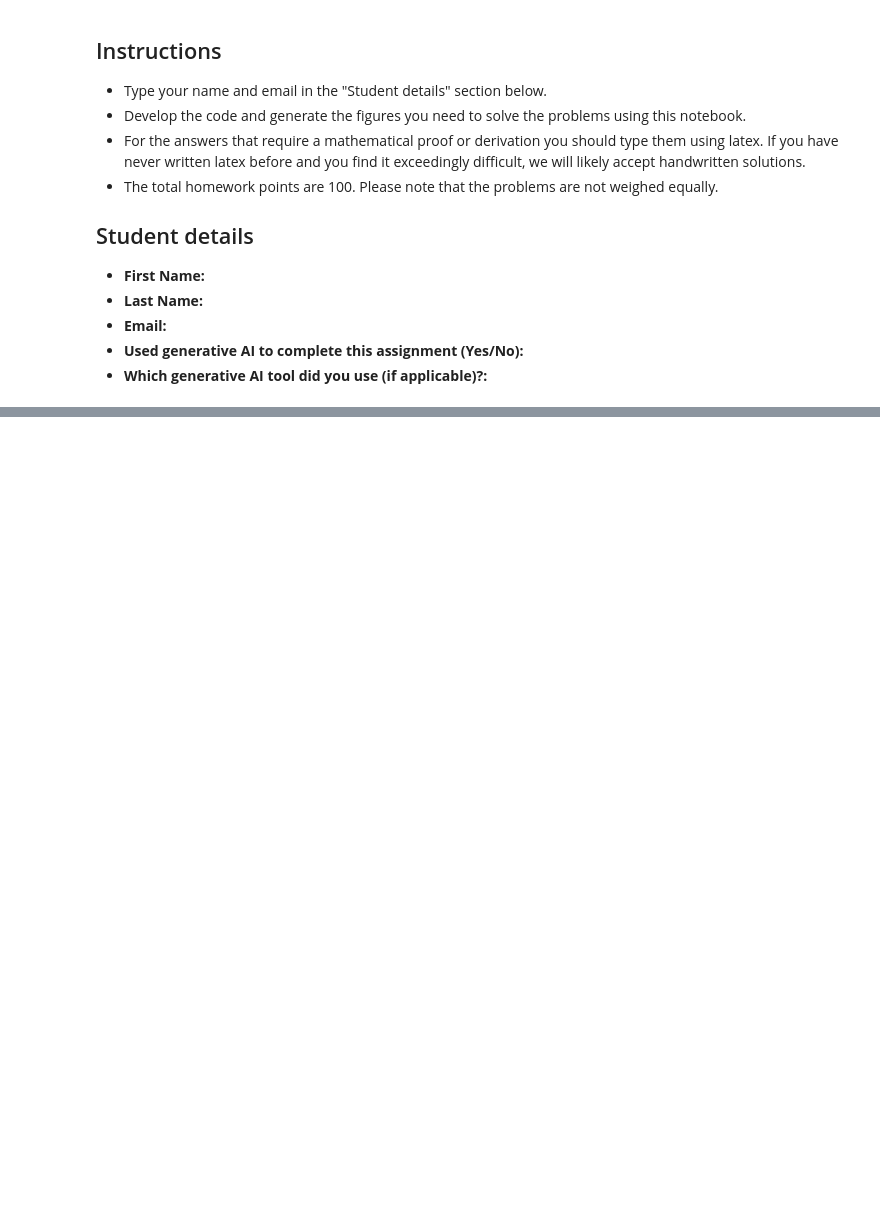
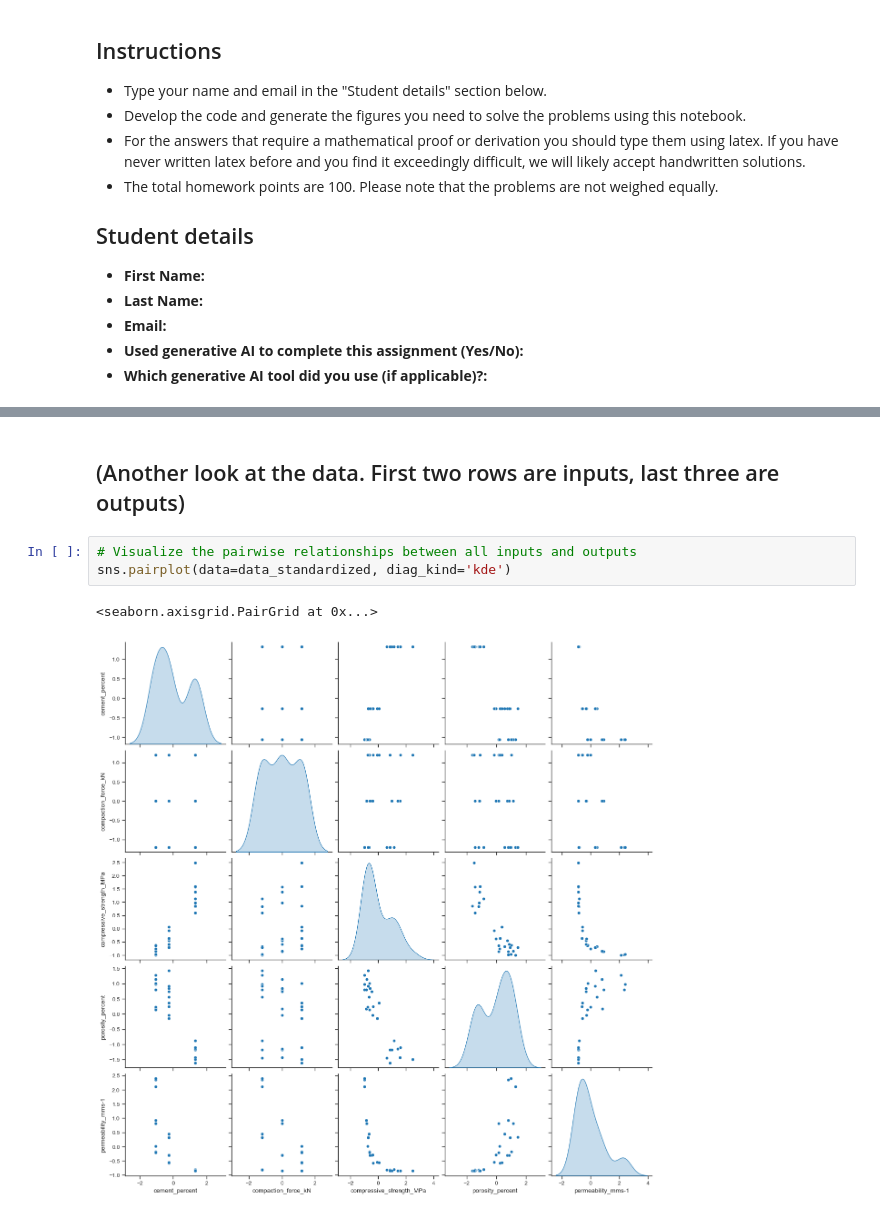
Before and after one commit to PredictiveScienceLab/advanced-scientific-machine-learning, a Jupyter notebook: book/homework/04_homework.ipynb, the cells around one changed output, grey strips where cells are left out. Saved outputs shown, nothing was run; the diff lists cells and outputs as text; blank space fills up the shorter version.

```diff
--- a/book/homework/04_homework.ipynb
+++ b/book/homework/04_homework.ipynb
@@ -32,0 +101,8 @@ sns.set_style("ticks");
+# %% [markdown]
+## (Another look at the data. First two rows are inputs, last three are outputs)
+# %%
+# Visualize the pairwise relationships between all inputs and outputs
+sns.pairplot(data=data_standardized, diag_kind='kde')
+# %% [output]
+<seaborn.axisgrid.PairGrid at 0x...>
+[figure, added]
```
Also changed, not shown: parts of 12 cells of this notebook.
